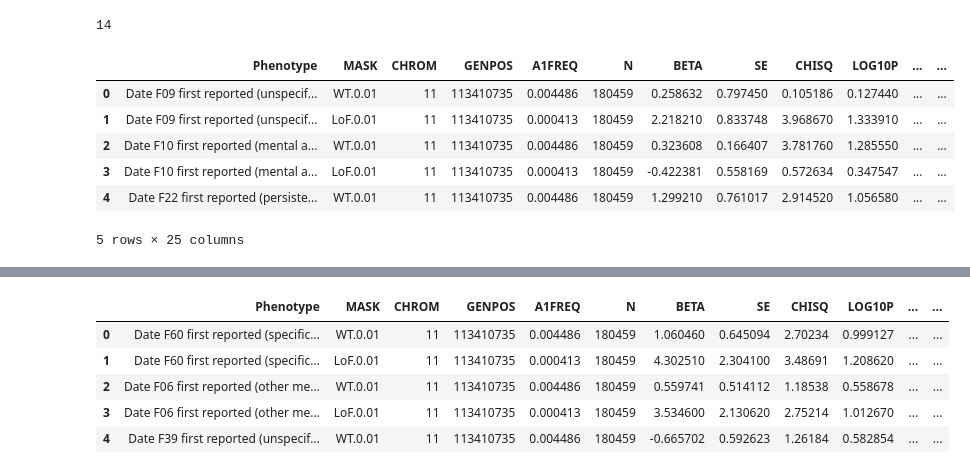
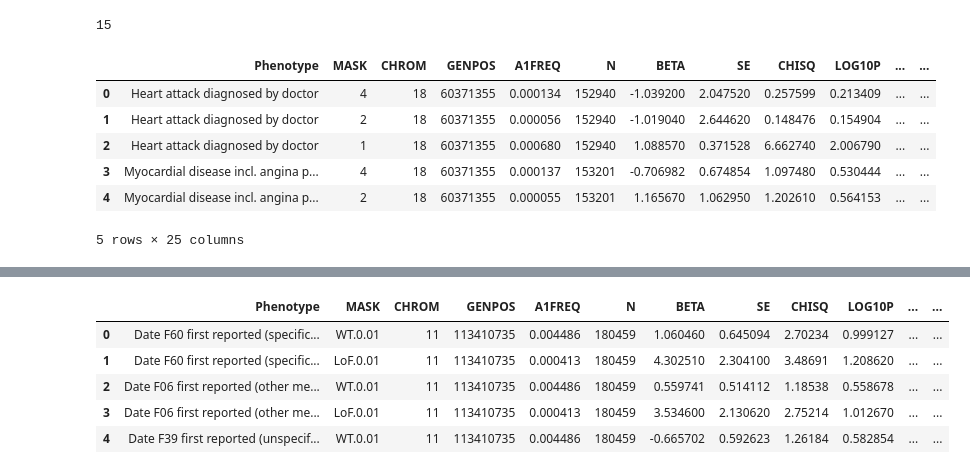
Before and after one commit to HauserGroup/gogoGPCR, a Jupyter notebook: notebooks/4_process_results.ipynb, the cells around one changed output, grey strips where cells are left out. Cells and saved outputs as stored; diff of their text form; code cells hidden in the pictures.

```diff
--- a/notebooks/4_process_results.ipynb
+++ b/notebooks/4_process_results.ipynb
@@ -15,16 +15,18 @@ from matplotlib.lines import Line2D
 import results
 # %%
 # Flags
-GENE = "DRD2"
+GENE = "MC4R"
 TRAIT = "BT"
+PHENOTYPE = "metabolic"
 # %%
 # sc = pyspark.SparkContext()
 # spark = pyspark.sql.SparkSession(sc)
 # %%
 # Results files
 files = [
-    f"file:/mnt/project/Data/results/{file}"
-    for file in os.listdir(f"/mnt/project/Data/results") if file.endswith(".regenie")
+    f"file:/mnt/project/Data/results/{PHENOTYPE}.{TRAIT}/{file}"
+    for file in os.listdir(f"/mnt/project/Data/results/{PHENOTYPE}.{TRAIT}")
+    if file.endswith(".regenie")
 ]
 
 # Field codings
@@ -59,13 +81,13 @@ df_raw = pd.concat(
 # Fix common fields
 df = df_raw
 df.loc[:, "GENE"] = df.ID.apply(lambda x: x.split(".")[0])
-df.loc[:, "MASK"] = df.ALLELE1#.apply(lambda x: x.split(".", maxsplit=2)[0])
+df.loc[:, "MASK"] = df.ALLELE1.apply(lambda x: x.split(".", maxsplit=2)[0])
 df.loc[:, "AAF"] = df.ALLELE1.apply(lambda x: x.split(".", maxsplit=1)[-1])
 # df.loc[:,"MASK2"] = df.MASK + "." + df.AAF
 df.loc[:, "FILE"] = df.SOURCE.apply(
     lambda x: x.split("/")[-1].split("\.")[0].split("_", maxsplit=4)[2:]
 )
-df.loc[:, "TRAIT"] = TRAIT # df.FILE.apply(lambda x: x[0])
+df.loc[:, "TRAIT"] = TRAIT  # df.FILE.apply(lambda x: x[0])
 df.loc[:, "PHENO"] = df.FILE.apply(lambda x: x[-1].split(".")[0])
 df = df.drop(["ID", "ALLELE0", "ALLELE1", "EXTRA", "SOURCE", "FILE", "TEST"], axis=1)
 
@@ -120,9 +155,9 @@ df.head()
 # %%
-phenos_to_remove = []
+phenos_to_remove = ["Date I10 first reported (essential (primary) hypertension)"]
 
 plt_df = (
     df.loc[(df.GENE == GENE)]
-    .sort_values(by=["Phenotype", "AAF"], ascending=[True, False]) #, "AAF"
+    .sort_values(by=["Phenotype", "AAF"], ascending=[True, False])  # , "AAF"
     .groupby(["Phenotype", "MASK"])
     .first()
     .reset_index()
@@ -130,42 +165,44 @@ plt_df = (
 
 pmax = 0.1
 OR_max = 20
-interesting = plt_df.groupby("Phenotype").pval.agg("min").le(pmax) & plt_df.groupby("Phenotype").OR.agg("max").le(OR_max)
+interesting = plt_df.groupby("Phenotype").pval.agg("min").le(pmax) & plt_df.groupby(
+    "Phenotype"
+).OR.agg("max").le(OR_max)
 interesting = list(interesting.loc[interesting].index)
-plt_df = plt_df.loc[plt_df.Phenotype.isin(interesting),:]
+plt_df = plt_df.loc[plt_df.Phenotype.isin(interesting), :]
 
 
 plt_df = plt_df.loc[~plt_df.Phenotype.astype(str).isin(phenos_to_remove), :]
 
 effect = {"BT": "OR", "QT": "BETA"}[TRAIT]
 
 group_by_mean = (
     pd.DataFrame({"mean": plt_df.groupby(["Phenotype"]).agg("mean")[effect]})
     .sort_values(by="mean", ascending=False)
     .reset_index()
 )
 
 sorter = group_by_mean.Phenotype.tolist()
 
 plt_df.loc[:, "Phenotype"] = plt_df.loc[:, "Phenotype"].astype("category")
 plt_df.loc[:, "Phenotypes"] = plt_df.loc[:, "Phenotype"].cat.set_categories(sorter)
 
 plt_df = plt_df.sort_values(
     by=["Phenotype", "MASK"], ascending=[True, False]
 ).reset_index(drop=True)
 
 phenotypes = plt_df.Phenotype.unique()
 
 print(len(plt_df))
 plt_df.head()
 # %% [output]
-14
+15
 |  | Phenotype | MASK | CHROM | GENPOS | A1FREQ | N | BETA | SE | CHISQ | LOG10P | ... | ... |
-| 0 | Date F09 first reported (unspecif... | WT.0.01 | 11 | 113410735 | 0.004486 | 180459 | 0.258632 | 0.797450 | 0.105186 | 0.127440 | ... | ... |
-| 1 | Date F09 first reported (unspecif... | LoF.0.01 | 11 | 113410735 | 0.000413 | 180459 | 2.218210 | 0.833748 | 3.968670 | 1.333910 | ... | ... |
-| 2 | Date F10 first reported (mental a... | WT.0.01 | 11 | 113410735 | 0.004486 | 180459 | 0.323608 | 0.166407 | 3.781760 | 1.285550 | ... | ... |
-| 3 | Date F10 first reported (mental a... | LoF.0.01 | 11 | 113410735 | 0.000413 | 180459 | -0.422381 | 0.558169 | 0.572634 | 0.347547 | ... | ... |
-| 4 | Date F22 first reported (persiste... | WT.0.01 | 11 | 113410735 | 0.004486 | 180459 | 1.299210 | 0.761017 | 2.914520 | 1.056580 | ... | ... |
+| 0 | Heart attack diagnosed by doctor | 4 | 18 | 60371355 | 0.000134 | 152940 | -1.039200 | 2.047520 | 0.257599 | 0.213409 | ... | ... |
+| 1 | Heart attack diagnosed by doctor | 2 | 18 | 60371355 | 0.000056 | 152940 | -1.019040 | 2.644620 | 0.148476 | 0.154904 | ... | ... |
+| 2 | Heart attack diagnosed by doctor | 1 | 18 | 60371355 | 0.000680 | 152940 | 1.088570 | 0.371528 | 6.662740 | 2.006790 | ... | ... |
+| 3 | Myocardial disease incl. angina p... | 4 | 18 | 60371355 | 0.000137 | 153201 | -0.706982 | 0.674854 | 1.097480 | 0.530444 | ... | ... |
+| 4 | Myocardial disease incl. angina p... | 2 | 18 | 60371355 | 0.000055 | 153201 | 1.165670 | 1.062950 | 1.202610 | 0.564153 | ... | ... |
 5 rows × 25 columns
 # %%
 def plot_BT(
```
Also changed, not shown: parts of 6 cells of this notebook, 20 other files.
